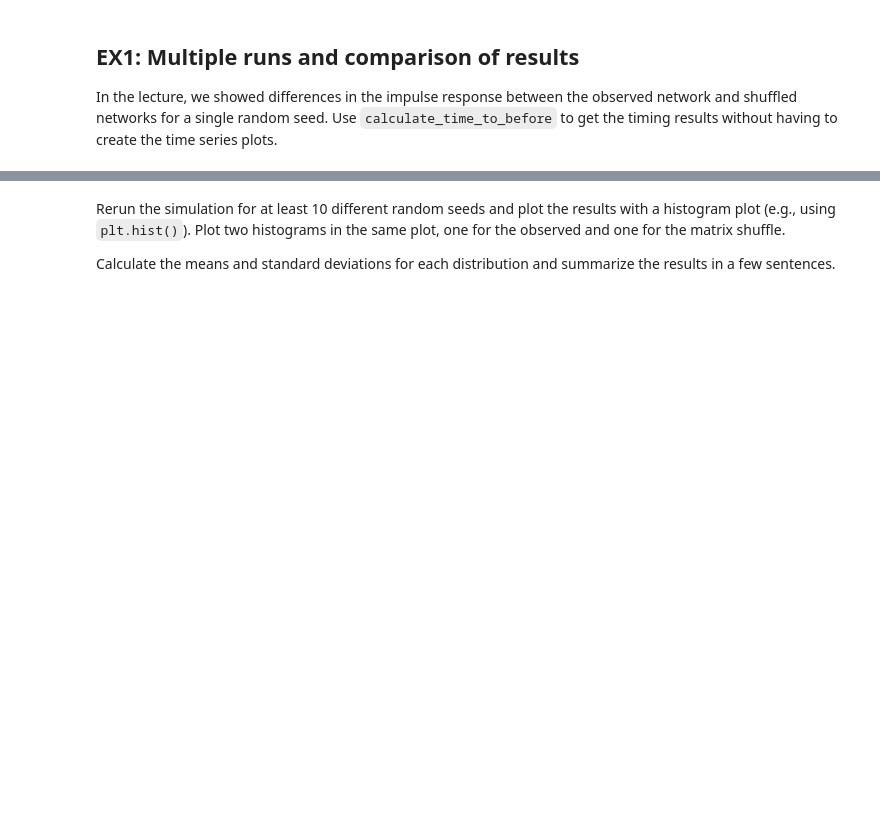
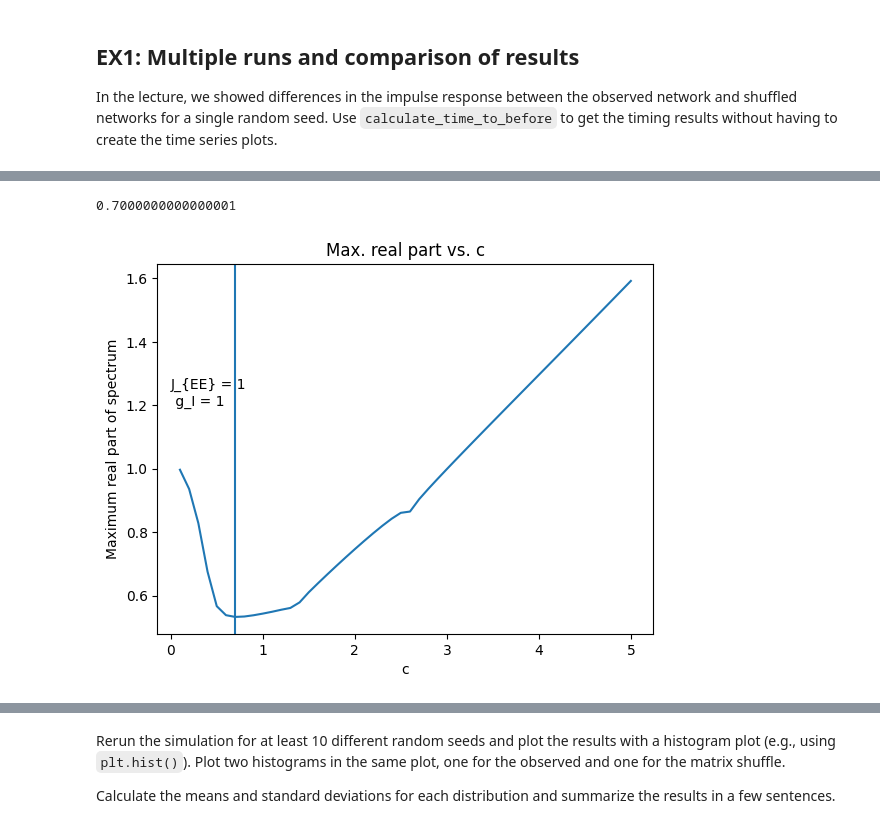
Before and after one commit to jgreen83/Spring2026-Connectome-Pseudospectra, a Jupyter notebook: Rhea_modelling_local_circuits_HW.ipynb, the cells around one changed output, grey strips where cells are left out. Saved outputs shown, nothing was run; the diff lists cells and outputs as text; code cells hidden in the pictures; blank space fills up the shorter version.

```diff
--- a/Rhea_modelling_local_circuits_HW.ipynb
+++ b/Rhea_modelling_local_circuits_HW.ipynb
@@ -440,0 +511,25 @@ stimulus = generate_stimulus(n_neurons, n_steps, r_inhibitory, stim_strength, t_
+# %%
+#make a bunch of matrices with varying parameters and plot their maximum real parts
+#first: varying gI
+c_list = np.linspace(0.1, 5, 50)
+max_real = np.zeros(len(c_list))
+spectrum_mean = np.zeros((len(c_list), 2))
+for i in range(len(c_list)):
+  c = c_list[i]
+  Wg = observed_plus_random_connectivity_matrix(syn_mat_l23, r_inhibitory=r_inhibitory, g=g,
+                                             connectivity_proba=connectivity_proba, random_seed=random_seed,
+                                             J_EE = 1, crosstalk = c, g_I = 1)
+  Wg_spectrum = np.linalg.eigvals(Wg)
+  max_real[i] = np.max(Wg_spectrum.real)
+  spectrum_mean[i] = [Wg_spectrum.real.mean(), Wg_spectrum.real.mean()]
+# %%
+plt.plot(c_list, max_real)
+plt.title('Max. real part vs. c')
+plt.ylabel('Maximum real part of spectrum')
+plt.xlabel('c')
+plt.text(0, 1.2, 'J_{EE} = 1 \n g_I = 1')
+plt.axvline(c_list[np.argmin(max_real)])
+print(c_list[6])
+# %% [output]
+0.7000000000000001
+[figure, added]
```
Also changed, not shown: parts of 21 cells of this notebook.
